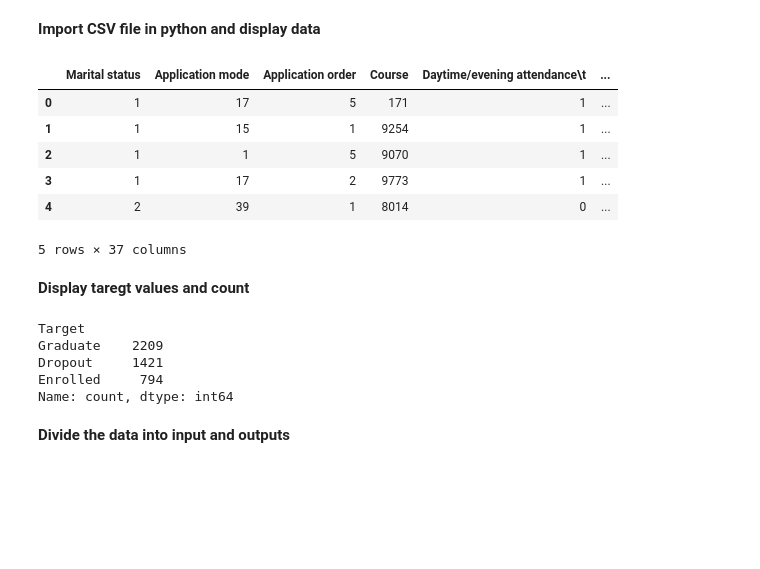
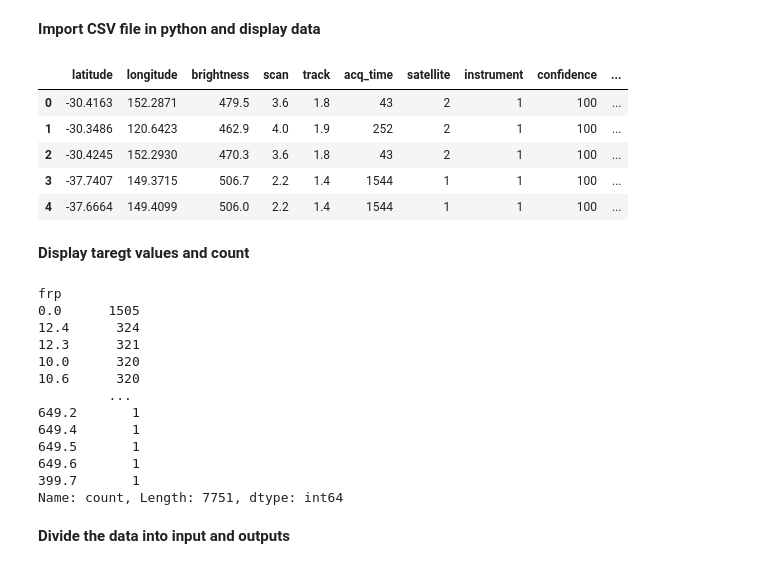
Before and after one commit to Syphonphilter/CodePlayground, a Jupyter notebook: Python-Playground/Dropout_Classification_ML_Project.ipynb, the cells around one changed output. Saved outputs shown, nothing was run; the diff lists cells and outputs as text; code cells hidden in the pictures; blank space fills up the shorter version.

```diff
--- a/Python-Playground/Dropout_Classification_ML_Project.ipynb
+++ b/Python-Playground/Dropout_Classification_ML_Project.ipynb
@@ -33,27 +51,45 @@ Classifier_Logistic_Regression = "Logistic-Regression"
 Classifier_Decision_Tree = "Decision-Tree"
 # %% [markdown]
 **Import CSV file in python and display data**
-# %%
-data = pd.read_csv('Data/data.csv', sep=';')
-data.head()
-# %% [output]
-|  | Marital status | Application mode | Application order | Course | Daytime/evening attendance\t | ... |
-| 0 | 1 | 17 | 5 | 171 | 1 | ... |
-| 1 | 1 | 15 | 1 | 9254 | 1 | ... |
-| 2 | 1 | 1 | 5 | 9070 | 1 | ... |
-| 3 | 1 | 17 | 2 | 9773 | 1 | ... |
-| 4 | 2 | 39 | 1 | 8014 | 0 | ... |
-5 rows × 37 columns
+# %%
+data = pd.read_csv('Data/data-fire.csv', sep=',')
+data['acq_date'] = pd.to_datetime(data['acq_date'], format='%d/%m/%Y')
+
+# Extract numerical features from the datetime
+data['year'] = data['acq_date'].dt.year
+data['month'] = data['acq_date'].dt.month
+data['day'] = data['acq_date'].dt.day
+
+# Now that we've extracted the date components, we can drop the original 'acq_date' column
+data.drop('acq_date', axis=1, inplace=True)
+# Identify categorical columns for one-hot encoding
+
+data.head()
+# %% [output]
+|  | latitude | longitude | brightness | scan | track | acq_time | satellite | instrument | confidence | ... |
+| 0 | -30.4163 | 152.2871 | 479.5 | 3.6 | 1.8 | 43 | 2 | 1 | 100 | ... |
+| 1 | -30.3486 | 120.6423 | 462.9 | 4.0 | 1.9 | 252 | 2 | 1 | 100 | ... |
+| 2 | -30.4245 | 152.2930 | 470.3 | 3.6 | 1.8 | 43 | 2 | 1 | 100 | ... |
+| 3 | -37.7407 | 149.3715 | 506.7 | 2.2 | 1.4 | 1544 | 1 | 1 | 100 | ... |
+| 4 | -37.6664 | 149.4099 | 506.0 | 2.2 | 1.4 | 1544 | 1 | 1 | 100 | ... |
 # %% [markdown]
 **Display taregt values and count**
 # %%
-data['Target'].value_counts()
+data['frp'].value_counts()
 # %% [output]
-Target
-Graduate    2209
-Dropout     1421
-Enrolled     794
-Name: count, dtype: int64
+frp
+0.0      1505
+12.4      324
+12.3      321
+10.0      320
+10.6      320
+         ...
+649.2       1
+649.4       1
+649.5       1
+649.6       1
+399.7       1
+Name: count, Length: 7751, dtype: int64
 # %% [markdown]
 **Divide the data into input and outputs**
 # %%
```
Also changed, not shown: parts of 12 cells of this notebook, 10 other files.
